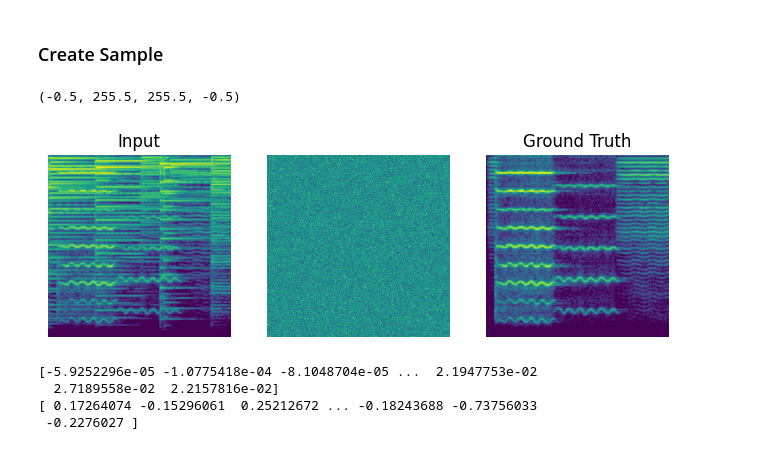
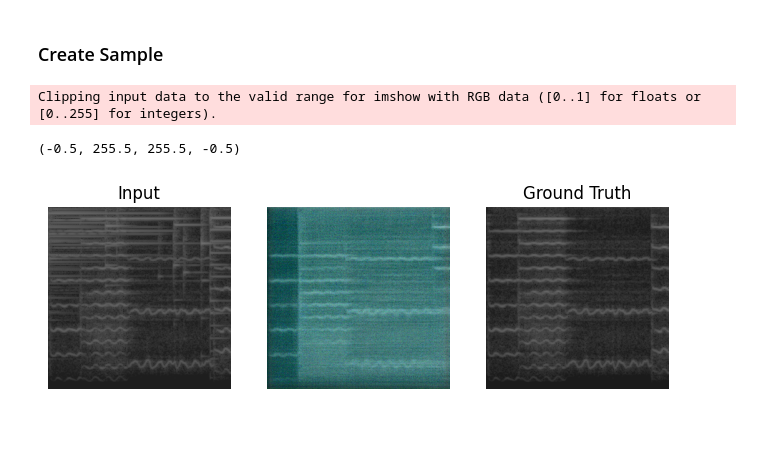
Before and after one commit to aleksolberg/DiffusionFastForward, a Jupyter notebook: conditional-diffusion.ipynb, the cells around one changed output. Cells and saved outputs as stored; diff of their text form; code cells hidden in the pictures.

Commit message:
Training done

```diff
--- a/conditional-diffusion.ipynb
+++ b/conditional-diffusion.ipynb
@@ -62,8 +63,8 @@ Is Time embed used ?  True
 ### Training
 # %%
 trainer = pl.Trainer(
-    default_root_dir="trained_models/diffusion/",
-    max_epochs=400,
+    default_root_dir="trained_models/diffusion/3_channels_cosine/",
+    max_epochs=3000,
     callbacks=[EMA(0.9999)],
     accelerator='auto'
 )
@@ -86,5 +90,5 @@ trainer.fit(model)
 # %% [markdown]
 ### Load checkpoint
-# %%
-model = PixelDiffusionConditional.load_from_checkpoint('trained_models/diffusion/lightning_logs/version_5/checkpoints/epoch=92-step=11625.ckpt', train_dataset=train_ds)
-model.to(device)
+# %%
+torch.set_float32_matmul_precision('high')
+trainer.fit(model, ckpt_path='trained_models/diffusion/3_channels_cosine/lightning_logs/version_3/checkpoints/epoch=1104-step=138125.ckpt')
@@ -91,33 +108,25 @@ model.to(device)
 # %% [markdown]
 ### Create Sample
 # %%
-input,output=test_ds[0]
-batch_input=torch.stack(1*[input],0)
+song_num = 3
+condition,target=test_ds[song_num]
+batch_input=torch.stack(1*[condition],0)
 
 out=model(batch_input, verbose=True)
 # %%
 plt.subplot(1,2+len(out),1)
-plt.imshow(input.permute(1,2,0))
+plt.imshow(condition.permute(1,2,0))
 plt.title('Input')
 plt.axis('off')
 for idx in range(out.shape[0]):
     plt.subplot(1,2+len(out),idx+2)
     plt.imshow(out[idx].detach().cpu().permute(1,2,0))
     plt.axis('off')
 plt.subplot(1,2+len(out),2+len(out))
-plt.imshow(output.permute(1,2,0))
+plt.imshow(target.permute(1,2,0))
 plt.title('Ground Truth')
 plt.axis('off')
 # %% [output]
-(-0.5, 255.5, 255.5, -0.5)
+Clipping input data to the valid range for imshow with RGB data ([0..1] for floats or [0..255] for integers).
+(-0.5, 255.5, 255.5, -0.5)
-[figure, old version]
+[figure, new version]
-# %%
-phase = test_ds.get_phase(0)
-
-name = test_ds.files[0]
-test_ds.save_audio(out[0], phase, name = name)
-# %% [output]
-[-5.9252296e-05 -1.0775418e-04 -8.1048704e-05 ...  2.1947753e-02
-  2.7189558e-02  2.2157816e-02]
-[ 0.17264074 -0.15296061  0.25212672 ... -0.18243688 -0.73756033
- -0.2276027 ]
```
Also changed, not shown: parts of 7 cells of this notebook, 9 other files.
